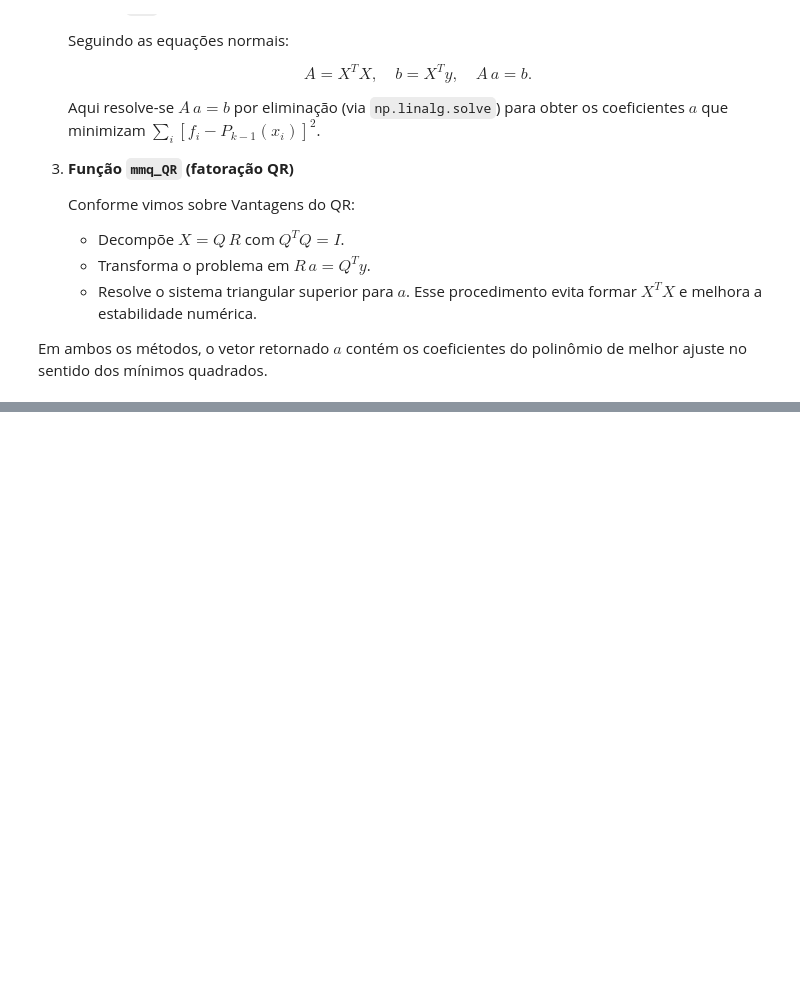
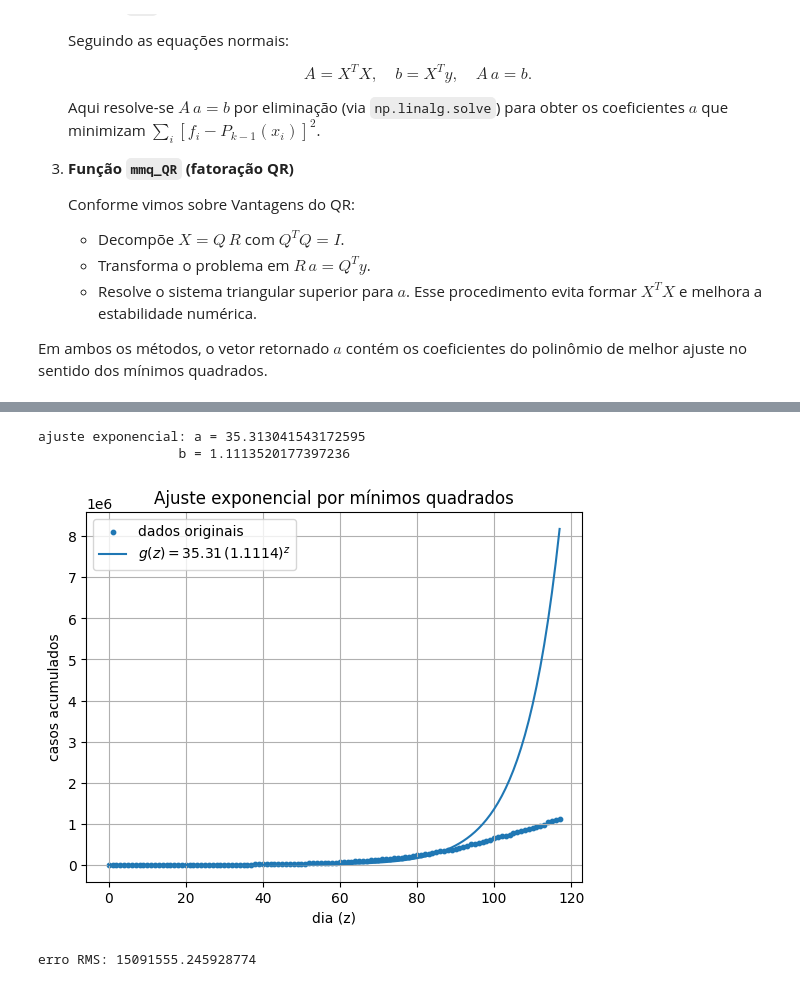
Before and after one commit to lfelipediniz/NumericEssentials, a Jupyter notebook: NumericEssentials.ipynb, the cells around one changed output, grey strips where cells are left out. Saved outputs shown, nothing was run; the diff lists cells and outputs as text; code cells hidden in the pictures; blank space fills up the shorter version.

```diff
--- a/NumericEssentials.ipynb
+++ b/NumericEssentials.ipynb
@@ -2544,0 +2575,50 @@ Em ambos os métodos, o vetor retornado $a$ contém os coeficientes do polinômi
+# %%
+# carregando os dados
+y = np.loadtxt('files-given/casosacumuladosbrasilatuaizado.txt')
+#    y[i] = casos acumulados no i-ésimo dia
+
+# definir z = 0,1,2,...,n
+z = np.arange(y.size)
+
+# lineariza pelo log
+Y = np.log(y)
+
+# função de mínimos quadrados via QR (k=2 para ajuste afim)
+def mmq_QR(x, y, k):
+    X = np.vander(x, k)            # matriz Vandermonde [x^(k-1),…,x^0]
+    Q, R = np.linalg.qr(X)         # fatoração QR de X
+    b_vec = Q.T.dot(y)             # projeção de y em Q
+    a_vec = np.linalg.solve(R, b_vec)  # resolve R·a_vec = b_vec
+    return a_vec
+
+# obtem os coeficientes alpha1 (slope) e alpha0 (intercept)
+alpha1, alpha0 = mmq_QR(z, Y, 2)
+#    Y ≈ alpha0 + alpha1·z
+
+# recuperar a e b
+a = np.exp(alpha0)
+b = np.exp(alpha1)
+
+print('ajuste exponencial: a =', a)
+print('                  b =', b)
+
+# plota comparação
+y_fit = a * b**z
+plt.figure()
+plt.scatter(z, y, s=10, label='dados originais')
+plt.plot(z, y_fit, label=r'$g(z)=%.2f\,(%.4f)^z$' % (a, b))
+plt.xlabel('dia (z)')
+plt.ylabel('casos acumulados')
+plt.title('Ajuste exponencial por mínimos quadrados')
+plt.legend()
+plt.grid(True)
+plt.show()
+
+# erro quadrático total (truncamento)
+erro = np.sqrt(np.sum((y - y_fit)**2))
+print('erro RMS:', erro)
+# %% [output]
+ajuste exponencial: a = 35.313041543172595
+                  b = 1.1113520177397236
+[figure, added]
+erro RMS: 15091555.245928774
```
Also changed, not shown: parts of 3 cells of this notebook.
